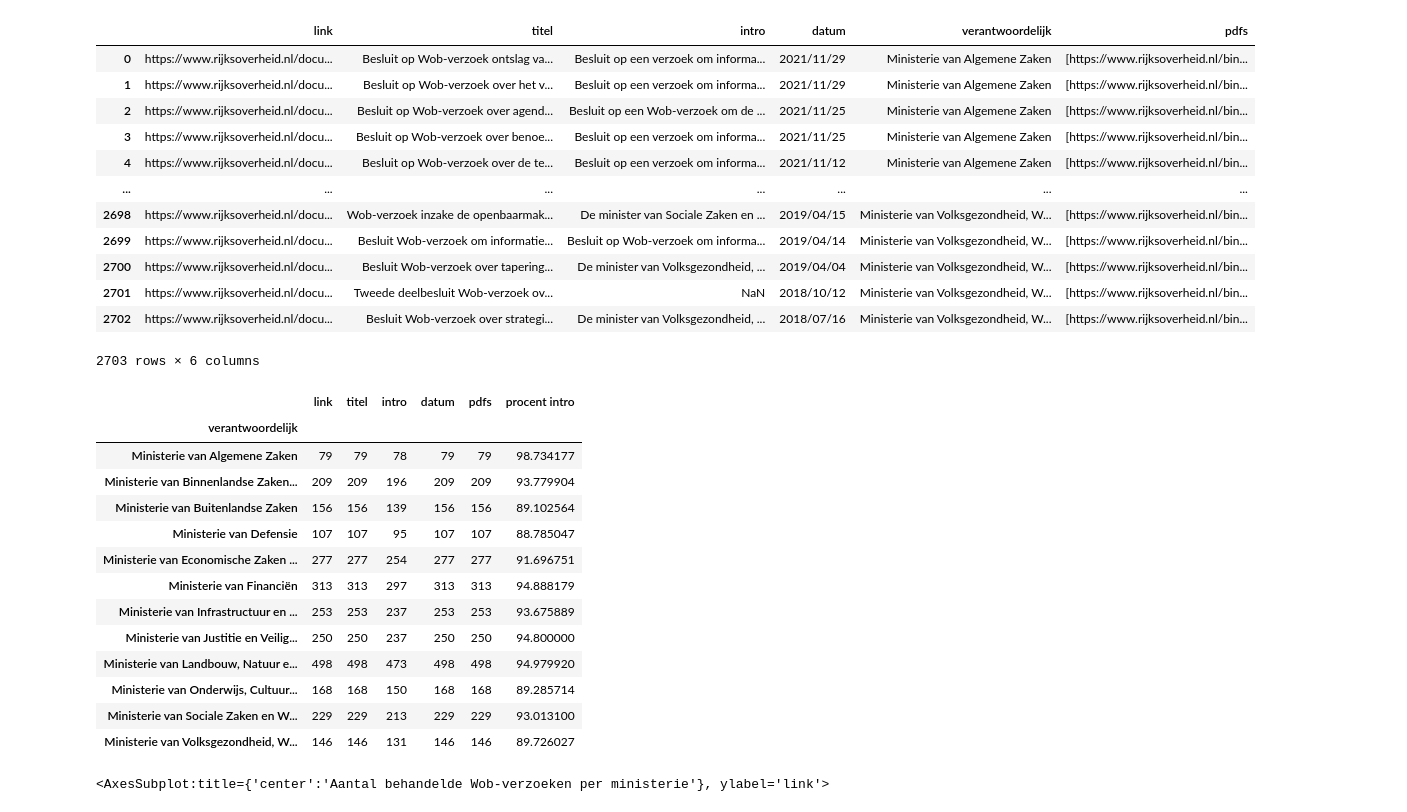
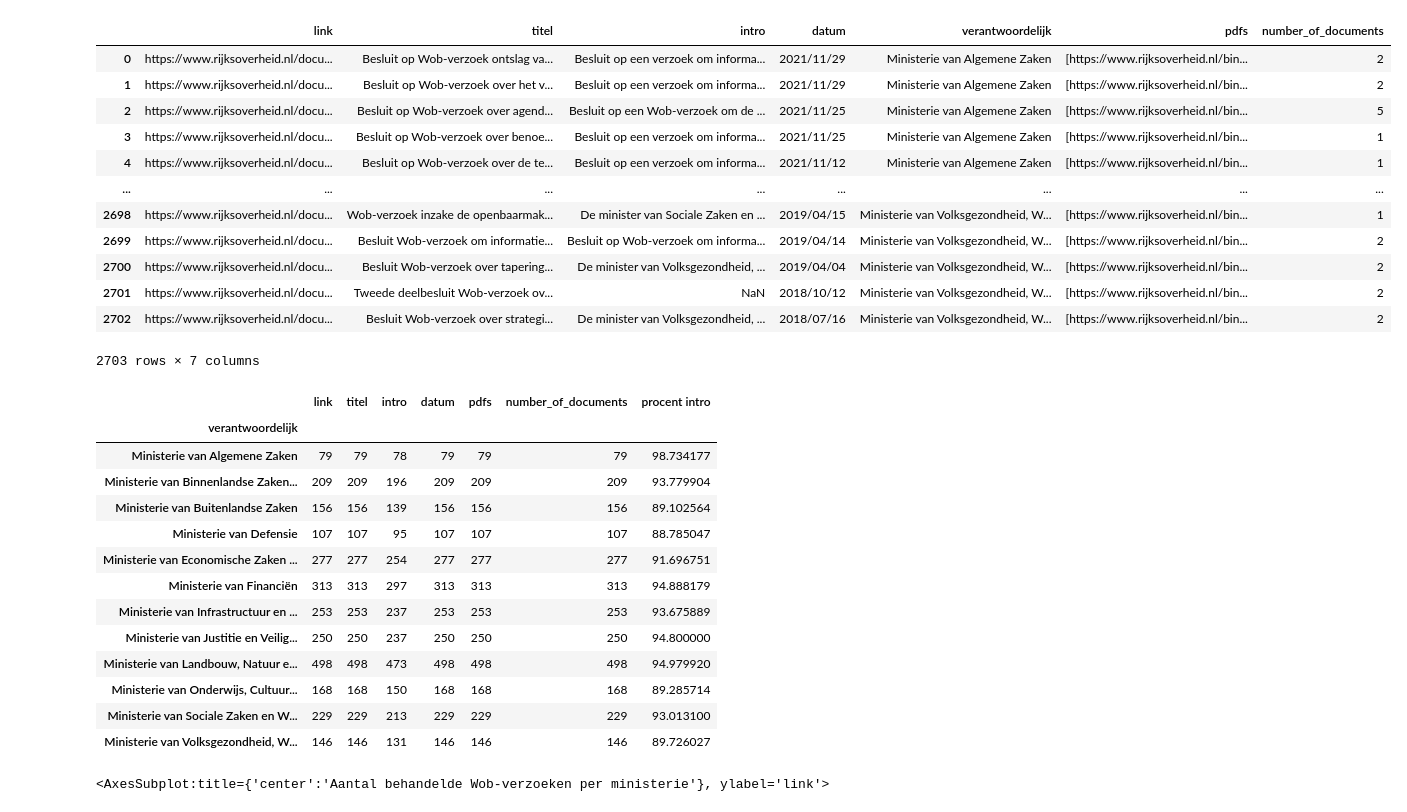
Before and after one commit to maiklarooij/bachelorsthesis, a Jupyter notebook: notebooks/wob_research.ipynb, the cells around one changed output. Cells and saved outputs as stored; diff of their text form; code cells hidden in the pictures.

```diff
--- a/notebooks/wob_research.ipynb
+++ b/notebooks/wob_research.ipynb
@@ -1,44 +1,44 @@
 # %%
 import pandas as pd
 
-df = pd.read_csv('wobs_rijksoverheid.csv', index_col=0)
+df = pd.read_csv('../data/wobs_rijksoverheid.csv', index_col=0)
 df['pdfs'] = df['pdfs'].map(lambda x: x.strip("'][").split(', '))
-
+df['number_of_documents'] = df['pdfs'].map(len)
 df
 # %% [output]
-|  | link | titel | intro | datum | verantwoordelijk | pdfs |
-| 0 | https://www.rijksoverheid.nl/docu... | Besluit op Wob-verzoek ontslag va... | Besluit op een verzoek om informa... | 2021/11/29 | Ministerie van Algemene Zaken | [https://www.rijksoverheid.nl/bin... |
-| 1 | https://www.rijksoverheid.nl/docu... | Besluit op Wob-verzoek over het v... | Besluit op een verzoek om informa... | 2021/11/29 | Ministerie van Algemene Zaken | [https://www.rijksoverheid.nl/bin... |
-| 2 | https://www.rijksoverheid.nl/docu... | Besluit op Wob-verzoek over agend... | Besluit op een Wob-verzoek om de ... | 2021/11/25 | Ministerie van Algemene Zaken | [https://www.rijksoverheid.nl/bin... |
-| 3 | https://www.rijksoverheid.nl/docu... | Besluit op Wob-verzoek over benoe... | Besluit op een verzoek om informa... | 2021/11/25 | Ministerie van Algemene Zaken | [https://www.rijksoverheid.nl/bin... |
-| 4 | https://www.rijksoverheid.nl/docu... | Besluit op Wob-verzoek over de te... | Besluit op een verzoek om informa... | 2021/11/12 | Ministerie van Algemene Zaken | [https://www.rijksoverheid.nl/bin... |
-| ... | ... | ... | ... | ... | ... | ... |
-| 2698 | https://www.rijksoverheid.nl/docu... | Wob-verzoek inzake de openbaarmak... | De minister van Sociale Zaken en ... | 2019/04/15 | Ministerie van Volksgezondheid, W... | [https://www.rijksoverheid.nl/bin... |
-| 2699 | https://www.rijksoverheid.nl/docu... | Besluit Wob-verzoek om informatie... | Besluit op Wob-verzoek om informa... | 2019/04/14 | Ministerie van Volksgezondheid, W... | [https://www.rijksoverheid.nl/bin... |
-| 2700 | https://www.rijksoverheid.nl/docu... | Besluit Wob-verzoek over tapering... | De minister van Volksgezondheid, ... | 2019/04/04 | Ministerie van Volksgezondheid, W... | [https://www.rijksoverheid.nl/bin... |
-| 2701 | https://www.rijksoverheid.nl/docu... | Tweede deelbesluit Wob-verzoek ov... | NaN | 2018/10/12 | Ministerie van Volksgezondheid, W... | [https://www.rijksoverheid.nl/bin... |
-| 2702 | https://www.rijksoverheid.nl/docu... | Besluit Wob-verzoek over strategi... | De minister van Volksgezondheid, ... | 2018/07/16 | Ministerie van Volksgezondheid, W... | [https://www.rijksoverheid.nl/bin... |
+|  | link | titel | intro | datum | verantwoordelijk | pdfs | number_of_documents |
+| 0 | https://www.rijksoverheid.nl/docu... | Besluit op Wob-verzoek ontslag va... | Besluit op een verzoek om informa... | 2021/11/29 | Ministerie van Algemene Zaken | [https://www.rijksoverheid.nl/bin... | 2 |
+| 1 | https://www.rijksoverheid.nl/docu... | Besluit op Wob-verzoek over het v... | Besluit op een verzoek om informa... | 2021/11/29 | Ministerie van Algemene Zaken | [https://www.rijksoverheid.nl/bin... | 2 |
+| 2 | https://www.rijksoverheid.nl/docu... | Besluit op Wob-verzoek over agend... | Besluit op een Wob-verzoek om de ... | 2021/11/25 | Ministerie van Algemene Zaken | [https://www.rijksoverheid.nl/bin... | 5 |
+| 3 | https://www.rijksoverheid.nl/docu... | Besluit op Wob-verzoek over benoe... | Besluit op een verzoek om informa... | 2021/11/25 | Ministerie van Algemene Zaken | [https://www.rijksoverheid.nl/bin... | 1 |
+| 4 | https://www.rijksoverheid.nl/docu... | Besluit op Wob-verzoek over de te... | Besluit op een verzoek om informa... | 2021/11/12 | Ministerie van Algemene Zaken | [https://www.rijksoverheid.nl/bin... | 1 |
+| ... | ... | ... | ... | ... | ... | ... | ... |
+| 2698 | https://www.rijksoverheid.nl/docu... | Wob-verzoek inzake de openbaarmak... | De minister van Sociale Zaken en ... | 2019/04/15 | Ministerie van Volksgezondheid, W... | [https://www.rijksoverheid.nl/bin... | 1 |
+| 2699 | https://www.rijksoverheid.nl/docu... | Besluit Wob-verzoek om informatie... | Besluit op Wob-verzoek om informa... | 2019/04/14 | Ministerie van Volksgezondheid, W... | [https://www.rijksoverheid.nl/bin... | 2 |
+| 2700 | https://www.rijksoverheid.nl/docu... | Besluit Wob-verzoek over tapering... | De minister van Volksgezondheid, ... | 2019/04/04 | Ministerie van Volksgezondheid, W... | [https://www.rijksoverheid.nl/bin... | 2 |
+| 2701 | https://www.rijksoverheid.nl/docu... | Tweede deelbesluit Wob-verzoek ov... | NaN | 2018/10/12 | Ministerie van Volksgezondheid, W... | [https://www.rijksoverheid.nl/bin... | 2 |
+| 2702 | https://www.rijksoverheid.nl/docu... | Besluit Wob-verzoek over strategi... | De minister van Volksgezondheid, ... | 2018/07/16 | Ministerie van Volksgezondheid, W... | [https://www.rijksoverheid.nl/bin... | 2 |
-2703 rows × 6 columns
+2703 rows × 7 columns
 # %%
 verantwoordelijk = df.groupby(['verantwoordelijk']).count()
 verantwoordelijk['procent intro'] = verantwoordelijk['intro'] / verantwoordelijk['link'] * 100
 
 verantwoordelijk
 # %% [output]
-|  | link | titel | intro | datum | pdfs | procent intro |
-| verantwoordelijk |  |  |  |  |  |  |
-| Ministerie van Algemene Zaken | 79 | 79 | 78 | 79 | 79 | 98.734177 |
-| Ministerie van Binnenlandse Zaken... | 209 | 209 | 196 | 209 | 209 | 93.779904 |
-| Ministerie van Buitenlandse Zaken | 156 | 156 | 139 | 156 | 156 | 89.102564 |
-| Ministerie van Defensie | 107 | 107 | 95 | 107 | 107 | 88.785047 |
-| Ministerie van Economische Zaken ... | 277 | 277 | 254 | 277 | 277 | 91.696751 |
-| Ministerie van Financiën | 313 | 313 | 297 | 313 | 313 | 94.888179 |
-| Ministerie van Infrastructuur en ... | 253 | 253 | 237 | 253 | 253 | 93.675889 |
-| Ministerie van Justitie en Veilig... | 250 | 250 | 237 | 250 | 250 | 94.800000 |
-| Ministerie van Landbouw, Natuur e... | 498 | 498 | 473 | 498 | 498 | 94.979920 |
-| Ministerie van Onderwijs, Cultuur... | 168 | 168 | 150 | 168 | 168 | 89.285714 |
-| Ministerie van Sociale Zaken en W... | 229 | 229 | 213 | 229 | 229 | 93.013100 |
-| Ministerie van Volksgezondheid, W... | 146 | 146 | 131 | 146 | 146 | 89.726027 |
+|  | link | titel | intro | datum | pdfs | number_of_documents | procent intro |
+| verantwoordelijk |  |  |  |  |  |  |  |
+| Ministerie van Algemene Zaken | 79 | 79 | 78 | 79 | 79 | 79 | 98.734177 |
+| Ministerie van Binnenlandse Zaken... | 209 | 209 | 196 | 209 | 209 | 209 | 93.779904 |
+| Ministerie van Buitenlandse Zaken | 156 | 156 | 139 | 156 | 156 | 156 | 89.102564 |
+| Ministerie van Defensie | 107 | 107 | 95 | 107 | 107 | 107 | 88.785047 |
+| Ministerie van Economische Zaken ... | 277 | 277 | 254 | 277 | 277 | 277 | 91.696751 |
+| Ministerie van Financiën | 313 | 313 | 297 | 313 | 313 | 313 | 94.888179 |
+| Ministerie van Infrastructuur en ... | 253 | 253 | 237 | 253 | 253 | 253 | 93.675889 |
+| Ministerie van Justitie en Veilig... | 250 | 250 | 237 | 250 | 250 | 250 | 94.800000 |
+| Ministerie van Landbouw, Natuur e... | 498 | 498 | 473 | 498 | 498 | 498 | 94.979920 |
+| Ministerie van Onderwijs, Cultuur... | 168 | 168 | 150 | 168 | 168 | 168 | 89.285714 |
+| Ministerie van Sociale Zaken en W... | 229 | 229 | 213 | 229 | 229 | 229 | 93.013100 |
+| Ministerie van Volksgezondheid, W... | 146 | 146 | 131 | 146 | 146 | 146 | 89.726027 |
 # %%
 verantwoordelijk.link.plot(kind="pie", title="Aantal behandelde Wob-verzoeken per ministerie", autopct='%1.0f%%')
 # %% [output]
```
Also changed, not shown: parts of 6 cells of this notebook, 7 other files.
